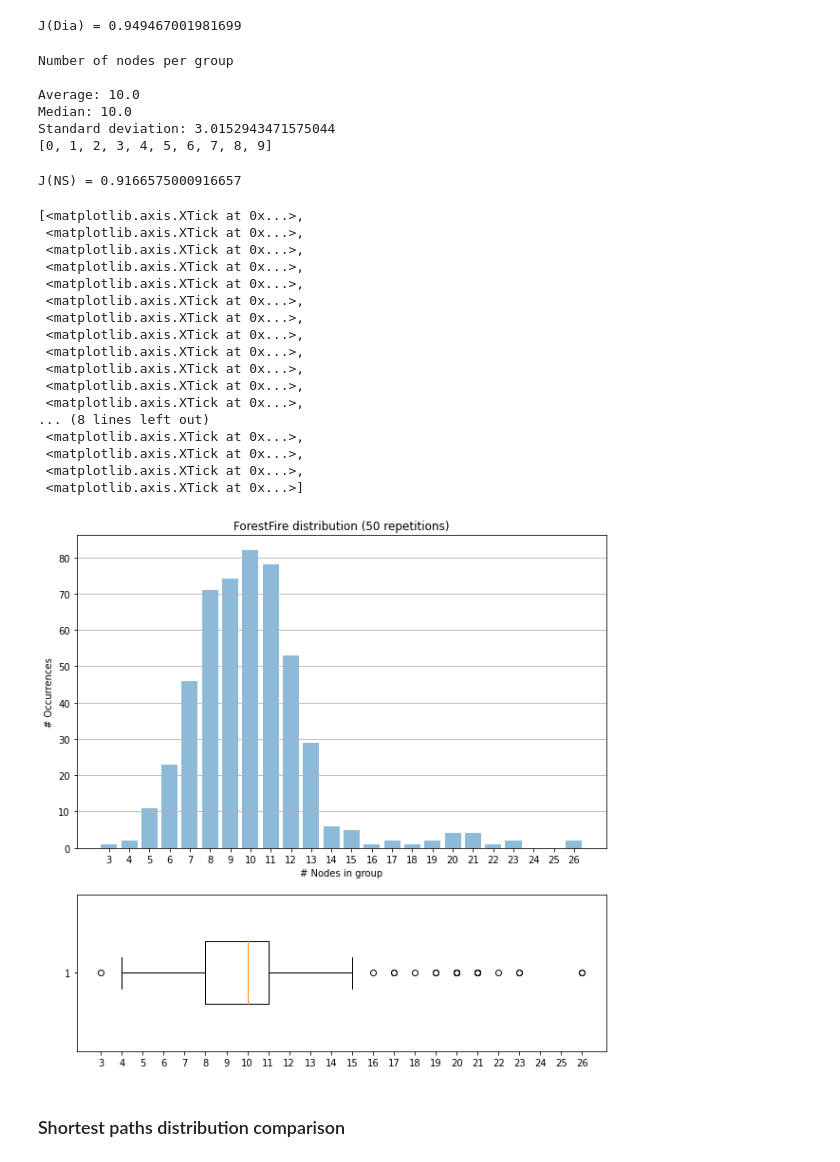
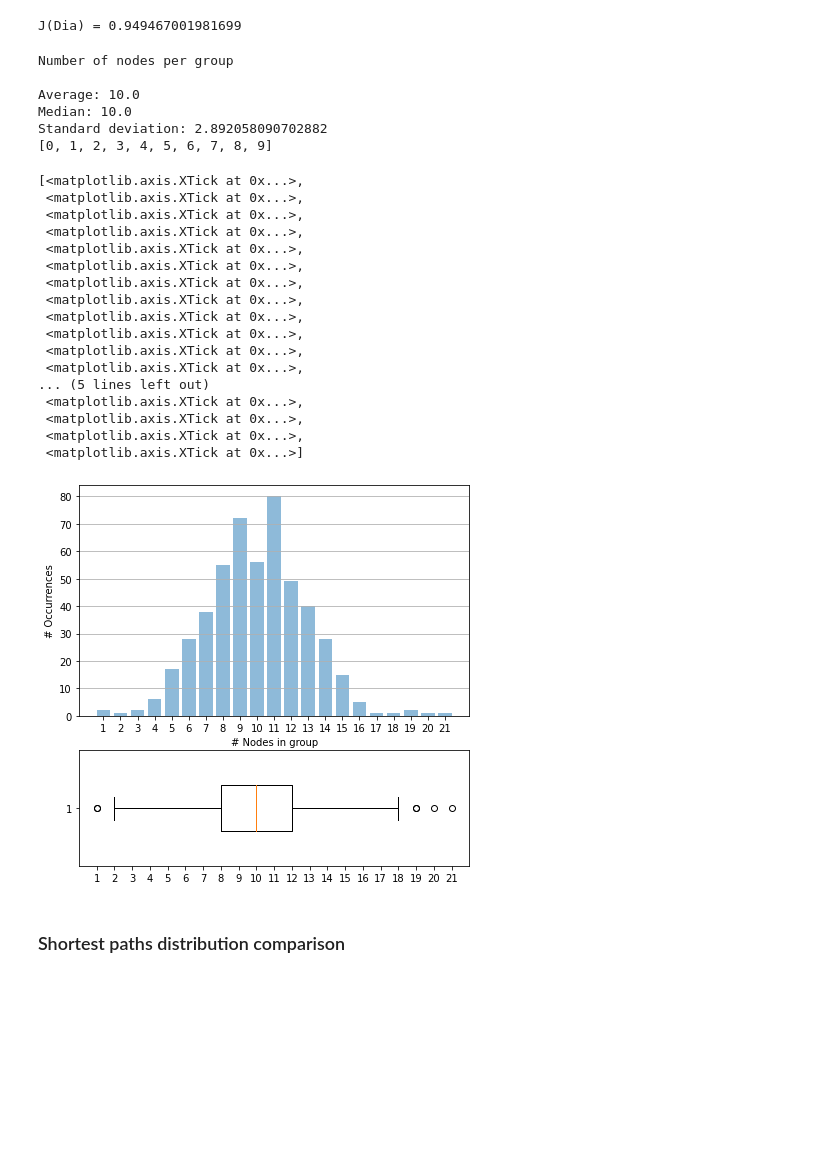
Before and after one commit to eakopyan/SwarmPy_Simulator, a Jupyter notebook: src/network_mining.ipynb, the cells around one changed output. Drawn from its saved outputs; the diff is of its cells as text; code cells hidden in the pictures; blank space fills up the shorter version.

```diff
--- a/src/network_mining.ipynb
+++ b/src/network_mining.ipynb
@@ -432,0 +427,27 @@ J(Dia) = 0.9605716461765849
+# %%
+# Group temporal evolution: Average Degree, Graph Density, Average Clustering Coefficient
+group_ad, group_gd, group_acc = [], [], []
+
+for t,swarms in group_swarms_mdrw.items():
+    group_ad.append(np.mean([np.mean(sw.degree()) for sw in swarms]))
+    group_gd.append(np.mean([sw.graph_density() for sw in swarms]))
+    group_acc.append(np.mean([np.mean(sw.cluster_coef()) for sw in swarms]))
+
+avg_group_ad = np.mean(group_ad)
+avg_group_acc = np.mean(group_acc)
+avg_group_gd = np.mean(group_gd)
+
+std_ad = np.sqrt(np.mean((group_ad - avg_ref_ad)**2))
+std_acc = np.sqrt(np.mean((group_acc - avg_ref_acc)**2))
+std_gd = np.sqrt(np.mean((group_gd - avg_ref_gd)**2))
+# %%
+group_diameters = []
+
+for group_id in group_ids:
+    with tqdm(total=len(swarm_topo.keys()), desc='Group '+str(group_id)) as pbar:
+        for t,swarm in swarm_topo.items():
+            group_diameters.append(swarm.diameter(group_swarms_mdrw[t][group_id])[2]-1)
+            pbar.update(1)
+
+avg_dia = np.mean(group_diameters)
+std_dia = np.std(group_diameters)
@@ -634,10 +701,9 @@ with tqdm(total=len(swarm_topo.keys()), desc='Forest Fire') as pbar:
         comm_data = {} # Dict(comm_id:list(count))
         for i in group_ids:
             comm_data[i] = []
-        comm_data[-1] = [] # Possible unassigned nodes
 
         for i in range(sf*t, sf*(t+1)):
-            swarm.ForestFire(n=10, p=0.7, s=i)
+            swarm.ForestFire(n=len(group_ids), p=0.7, s=i)
             communities = [n.group for n in swarm.nodes]
             distrib = Counter(communities)
             for k in comm_data.keys():
@@ -819,7 +901,7 @@ print('J(Dia) =', J(0.2307))
 # %% [output]
 J(Dia) = 0.949467001981699
 # %%
-comm_data = groups_ff[1] # Dict(comm_id:list(count))
+comm_data = groups_ff[0] # Dict(comm_id:list(count))
 group_distrib_list = [e for k,distribs in comm_data.items() for e in distribs if k!=-1]
 
 print('Number of nodes per group\n')
@@ -843,50 +925,46 @@ Number of nodes per group
 
 Average: 10.0
 Median: 10.0
-Standard deviation: 3.0152943471575044
+Standard deviation: 2.892058090702882
 [0, 1, 2, 3, 4, 5, 6, 7, 8, 9]
-# %%
-print('J(NS) =', J(3.0152943471575044/10.0))
-# %% [output]
-J(NS) = 0.9166575000916657
 # %%
 # Build the plot
-fig, axes = plt.subplots(nrows=2, figsize=(10,10), gridspec_kw={'height_ratios': [2, 1]})
+fig, axes = plt.subplots(nrows=2, figsize=(7,7), gridspec_kw={'height_ratios': [2, 1]})
 ax = axes[0] # Plot bar distribution
 ax.bar(x_pos, data,
        align='center',
        alpha=0.5)
 ax.set_xlabel('# Nodes in group')
 ax.set_ylabel('# Occurrences')
 ax.set_xticks(x_pos)
 ax.set_xticklabels(x_pos)
-ax.set_title('ForestFire distribution (50 repetitions)')
+#ax.set_title('ForestFire distribution (50 repetitions)')
 ax.yaxis.grid(True)
 
 ax = axes[1] # Boxplot distribution
 ax.boxplot(sorted(distrib.elements()),
            widths=0.4,
            vert=False)
 ax.set_xticks(x_pos)
 # %% [output]
 [<matplotlib.axis.XTick at 0x...>,
  <matplotlib.axis.XTick at 0x...>,
  <matplotlib.axis.XTick at 0x...>,
  <matplotlib.axis.XTick at 0x...>,
  <matplotlib.axis.XTick at 0x...>,
  <matplotlib.axis.XTick at 0x...>,
  <matplotlib.axis.XTick at 0x...>,
  <matplotlib.axis.XTick at 0x...>,
  <matplotlib.axis.XTick at 0x...>,
  <matplotlib.axis.XTick at 0x...>,
  <matplotlib.axis.XTick at 0x...>,
  <matplotlib.axis.XTick at 0x...>,
-... (8 lines left out)
+... (5 lines left out)
  <matplotlib.axis.XTick at 0x...>,
  <matplotlib.axis.XTick at 0x...>,
  <matplotlib.axis.XTick at 0x...>,
  <matplotlib.axis.XTick at 0x...>]
-[figure, old version]
+[figure, new version]
 # %% [markdown]
 ### Shortest paths distribution comparison
 # %%
```
Also changed, not shown: parts of 37 cells of this notebook, 13 other files.
